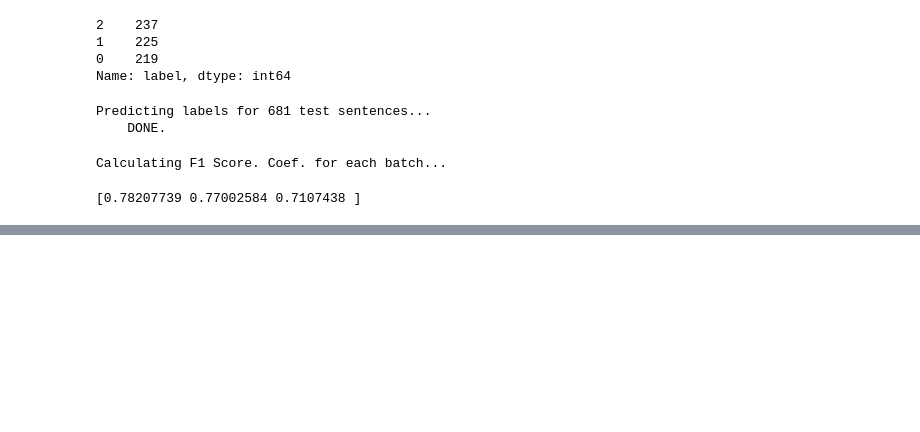
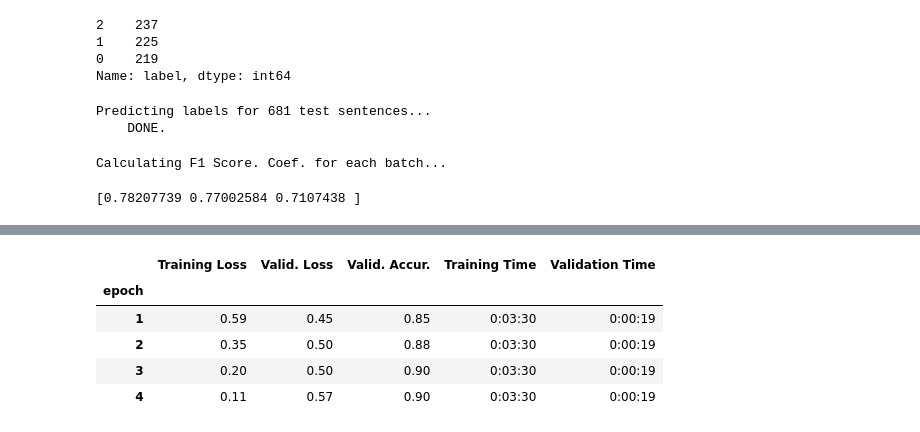
Before and after one commit to areias/bert_covid_sentiment, a Jupyter notebook: bert_tutorials.ipynb, the cells around one changed output, grey strips where cells are left out. Drawn from its saved outputs; the diff is of its cells as text; code cells hidden in the pictures; blank space fills up the shorter version.

```diff
--- a/bert_tutorials.ipynb
+++ b/bert_tutorials.ipynb
@@ -1388,0 +1626,6 @@ print(f1)
+# %%
+# I believe the 'W' stands for 'Weight Decay fix"
+optimizer = AdamW(model.parameters(),
+                  lr = 2e-5, # args.learning_rate - default is 5e-5, our notebook had 2e-5
+                  eps = 1e-8 # args.adam_epsilon  - default is 1e-8.
+                )
@@ -1388,0 +1669,21 @@ print(f1)
+# %%
+import random
+import numpy as np
+
+# This training code is based on the `run_glue.py` script here:
+# https://github.com/huggingface/transformers/blob/5bfcd0485ece086ebcbed2d008813037968a9e58/examples/run_glue.py#L128
+
+# Set the seed value all over the place to make this reproducible.
+seed_val = 42
+
+random.seed(seed_val)
+np.random.seed(seed_val)
+torch.manual_seed(seed_val)
+torch.cuda.manual_seed_all(seed_val)
+
+# We'll store a number of quantities such as training and validation loss,
+# validation accuracy, and timings.
+training_stats = []
+
+# Measure the total training time for the whole run.
+total_t0 = time.time()
@@ -1388,0 +1900,24 @@ print(f1)
+# %%
+import pandas as pd
+
+# Display floats with two decimal places.
+pd.set_option('precision', 2)
+
+# Create a DataFrame from our training statistics.
+df_stats = pd.DataFrame(data=training_stats)
+
+# Use the 'epoch' as the row index.
+df_stats = df_stats.set_index('epoch')
+
+# A hack to force the column headers to wrap.
+#df = df.style.set_table_styles([dict(selector="th",props=[('max-width', '70px')])])
+
+# Display the table.
+df_stats
+# %% [output]
+|  | Training Loss | Valid. Loss | Valid. Accur. | Training Time | Validation Time |
+| epoch |  |  |  |  |  |
+| 1 | 0.59 | 0.45 | 0.85 | 0:03:30 | 0:00:19 |
+| 2 | 0.35 | 0.50 | 0.88 | 0:03:30 | 0:00:19 |
+| 3 | 0.20 | 0.50 | 0.90 | 0:03:30 | 0:00:19 |
+| 4 | 0.11 | 0.57 | 0.90 | 0:03:30 | 0:00:19 |
```
Also changed, not shown: parts of 38 cells of this notebook.
